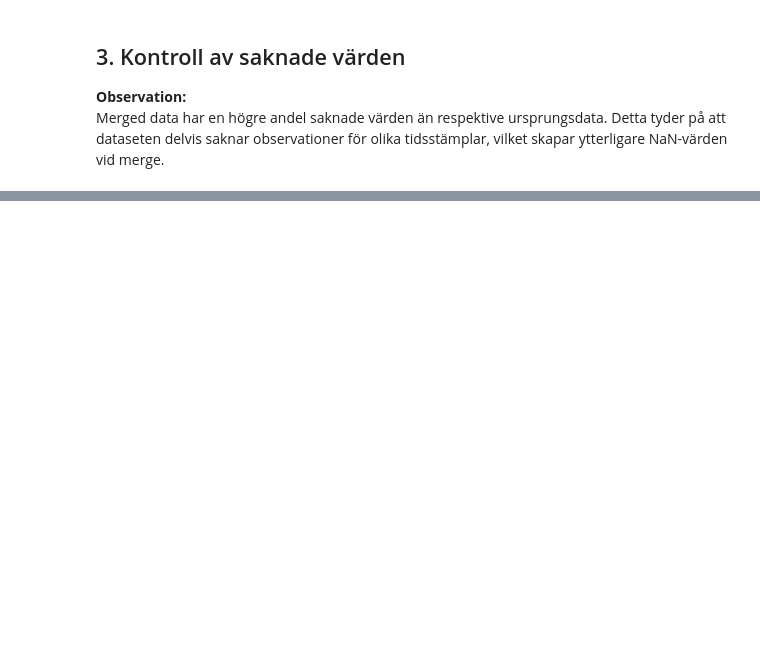
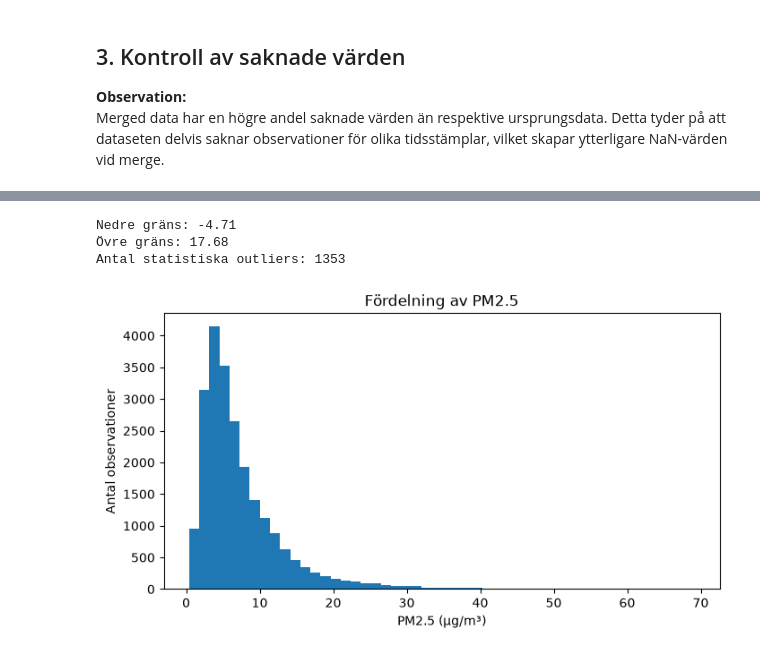
Before and after one commit to JakobWorkingHard/predicting_PM2.5, a Jupyter notebook: notebooks/data_quality.ipynb, the cells around one changed output, grey strips where cells are left out. Drawn from its saved outputs; the diff is of its cells as text; code cells hidden in the pictures; blank space fills up the shorter version.

```diff
--- a/notebooks/data_quality.ipynb
+++ b/notebooks/data_quality.ipynb
@@ -183,0 +430,33 @@ Nederbördsmängd                 1074               4.70
+# %%
+# Outliers
+q1 = air_df["pm25"].quantile(0.25)
+q3 = air_df["pm25"].quantile(0.75)
+
+iqr = q3 - q1
+
+lower_limit = q1 - 1.5 * iqr
+upper_limit = q3 + 1.5 * iqr
+
+print("\nNedre gräns:", round(lower_limit, 2))
+print("Övre gräns:", round(upper_limit, 2))
+
+outliers = air_df[
+    (air_df["pm25"] < lower_limit) |
+    (air_df["pm25"] > upper_limit)
+]
+
+print("Antal statistiska outliers:", len(outliers))
+
+plt.figure(figsize=(8, 4))
+plt.hist(air_df["pm25"].dropna(), bins=50)
+
+plt.xlabel("PM2.5 (µg/m³)")
+plt.ylabel("Antal observationer")
+plt.title("Fördelning av PM2.5")
+
+plt.show()
+# %% [output]
+Nedre gräns: -4.71
+Övre gräns: 17.68
+Antal statistiska outliers: 1353
+[figure, added]
```
Also changed, not shown: parts of 13 cells of this notebook.
